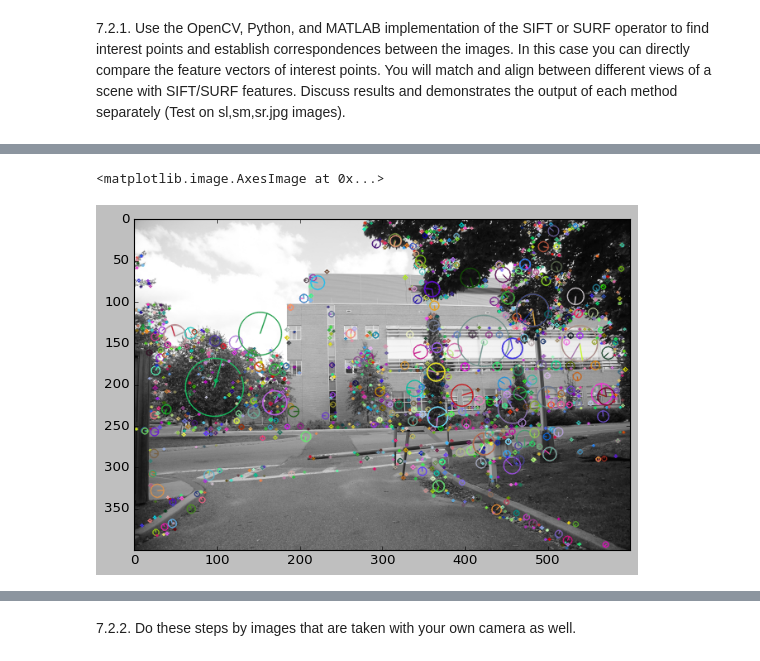
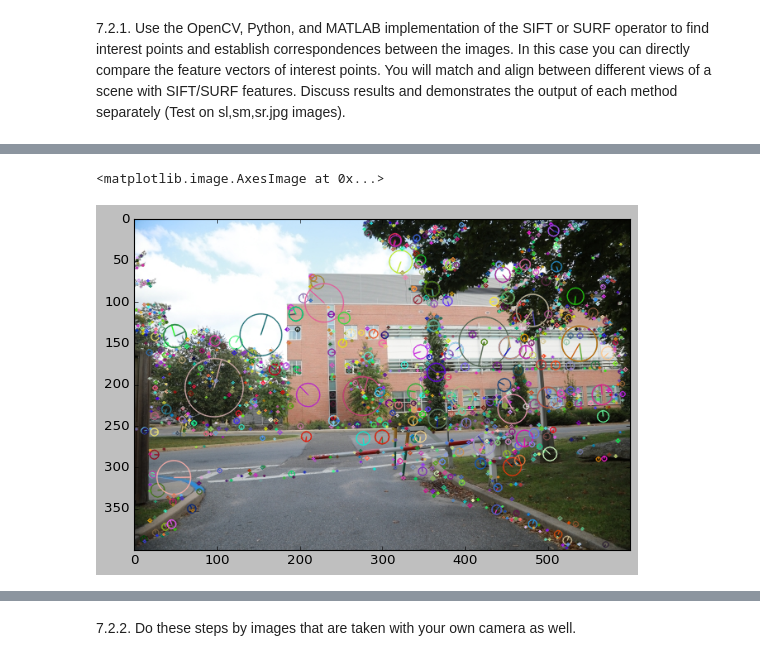
Before and after one commit to TahaTabatabaei/computer-vision, a Jupyter notebook: hw7/main.ipynb, the cells around one changed output, grey strips where cells are left out. Saved outputs shown, nothing was run; the diff lists cells and outputs as text; code cells hidden in the pictures.

```diff
--- a/hw7/main.ipynb
+++ b/hw7/main.ipynb
@@ -49,11 +51,12 @@ plt.imshow(img)
 # %%
-sr = cv2.imread('sr.jpg',cv2.IMREAD_GRAYSCALE)
+sr = cv2.imread('sr.jpg')
+sr = cv2.cvtColor(sr, cv2.COLOR_BGR2RGB)
 
-sr_kp , sr_desc = sift.detectAndCompute(sr,None)
+sr_kp , sr_desc = sift.detectAndCompute(sr.copy(),None)
 
 img=cv2.drawKeypoints(sr,sr_kp,sr,flags=cv2.DRAW_MATCHES_FLAGS_DRAW_RICH_KEYPOINTS)
 
 plt.imshow(img)
 # %% [output]
 <matplotlib.image.AxesImage at 0x...>
-[figure, old version]
+[figure, new version]
```
Also changed, not shown: parts of 7 cells of this notebook, 1 other file.
